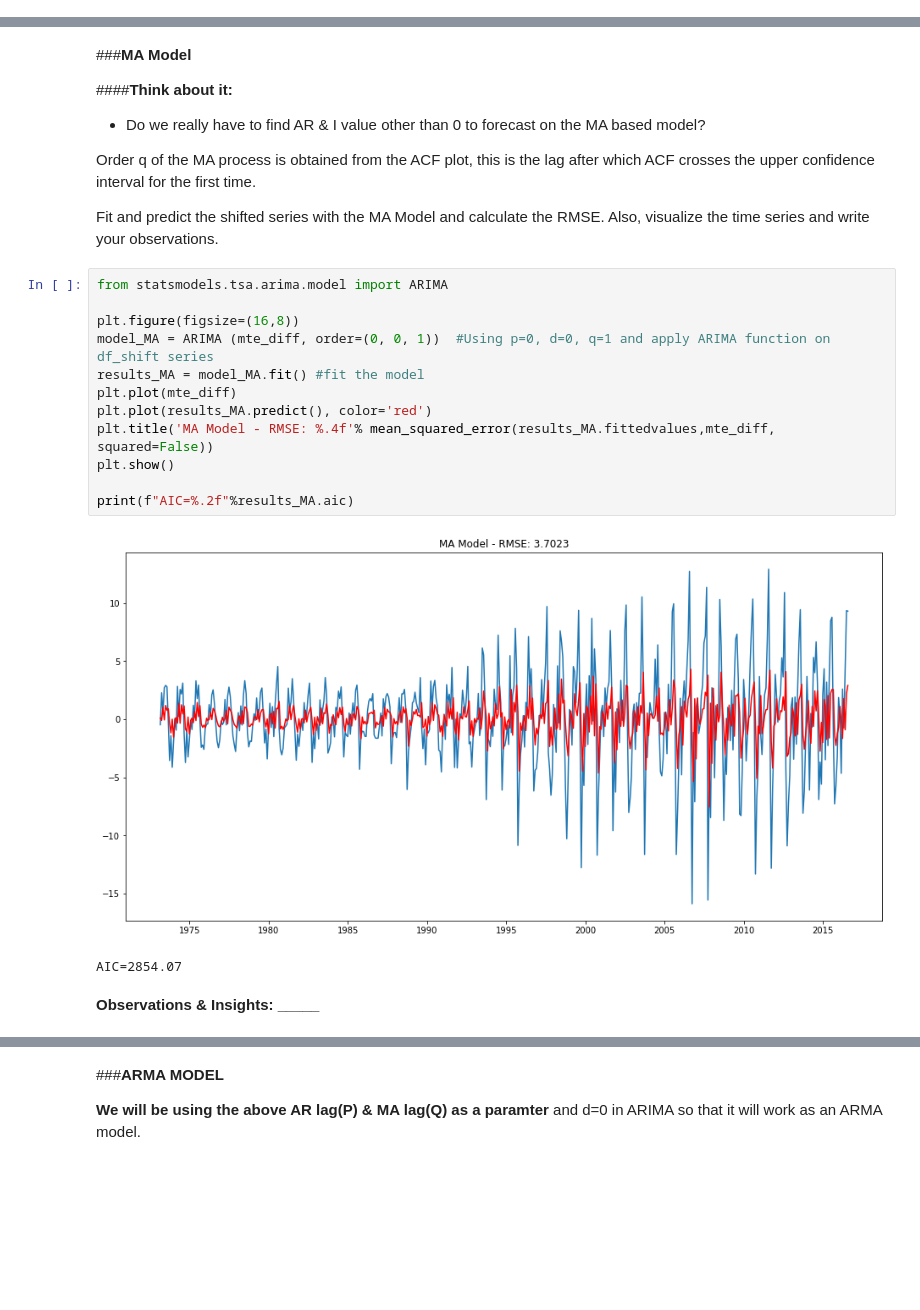
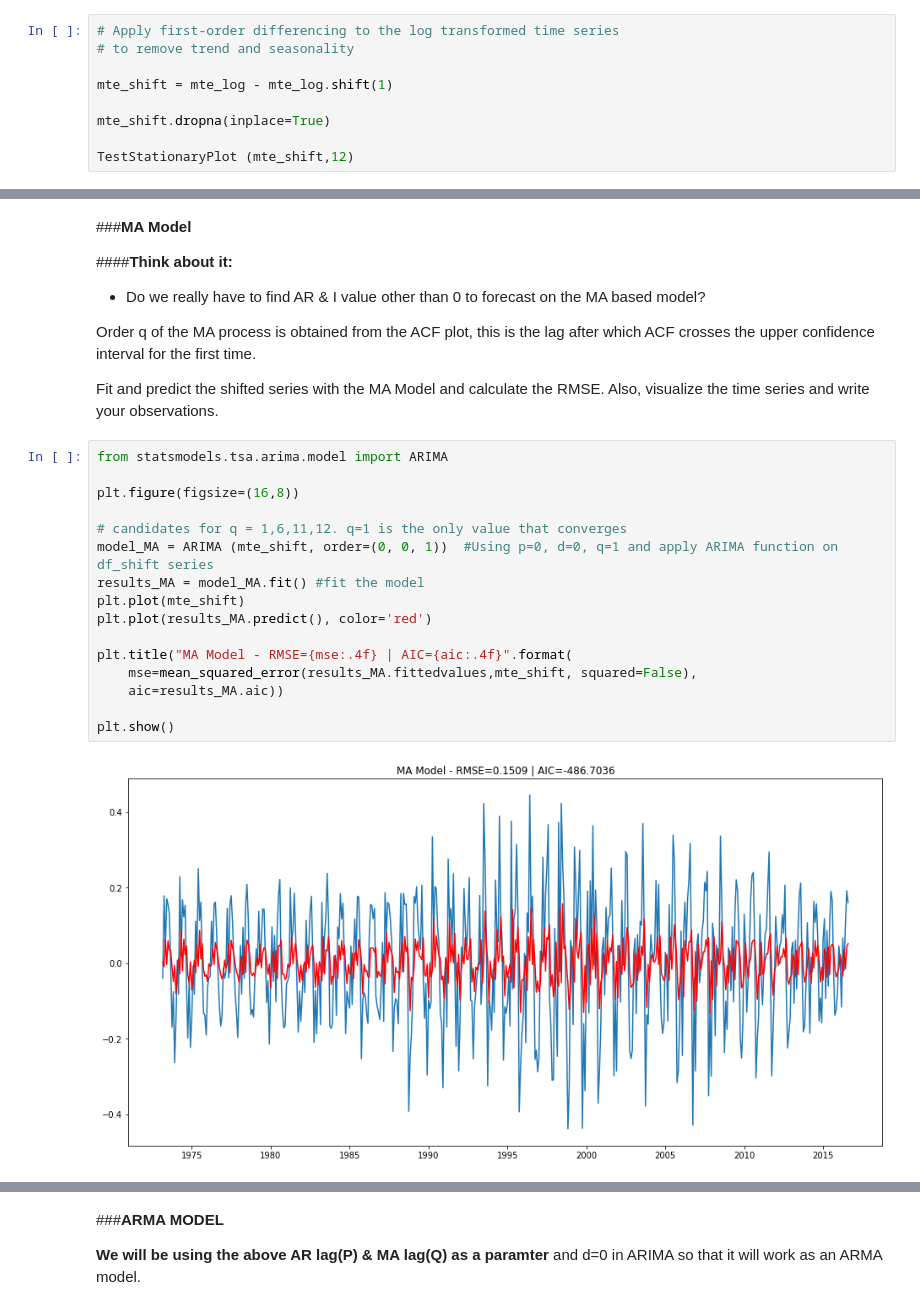
Before and after one commit to richsharples/MIT-DS, a Jupyter notebook: Reference_Notebook_Milestone_2_Time_Series.ipynb, the cells around one changed output, grey strips where cells are left out. Saved outputs shown, nothing was run; the diff lists cells and outputs as text; blank space fills up the shorter version.

```diff
--- a/Reference_Notebook_Milestone_2_Time_Series.ipynb
+++ b/Reference_Notebook_Milestone_2_Time_Series.ipynb
@@ -287,0 +294,9 @@ TestStationaryPlot (mte_diff,12)
+# %%
+# Apply first-order differencing to the log transformed time series
+# to remove trend and seasonality
+
+mte_shift = mte_log - mte_log.shift(1)
+
+mte_shift.dropna(inplace=True)
+
+TestStationaryPlot (mte_shift,12)
@@ -409,17 +475,18 @@ Fit and predict the shifted series with the MA Model and calculate the RMSE. Als
 # %%
 from statsmodels.tsa.arima.model import ARIMA
 
 plt.figure(figsize=(16,8))
-model_MA = ARIMA (mte_diff, order=(0, 0, 1))  #Using p=0, d=0, q=1 and apply ARIMA function on df_shift series
+
+# candidates for q = 1,6,11,12. q=1 is the only value that converges
+model_MA = ARIMA (mte_shift, order=(0, 0, 1))  #Using p=0, d=0, q=1 and apply ARIMA function on df_shift series
 results_MA = model_MA.fit() #fit the model
-plt.plot(mte_diff)
+plt.plot(mte_shift)
 plt.plot(results_MA.predict(), color='red')
-plt.title('MA Model - RMSE: %.4f'% mean_squared_error(results_MA.fittedvalues,mte_diff, squared=False))
+
+plt.title("MA Model - RMSE={mse:.4f} | AIC={aic:.4f}".format(
+    mse=mean_squared_error(results_MA.fittedvalues,mte_shift, squared=False),
+    aic=results_MA.aic))
+
 plt.show()
-
-print(f"AIC=%.2f"%results_MA.aic)
 # %% [output]
-[figure, old version]
+[figure, new version]
-AIC=2854.07
-# %% [markdown]
-**Observations & Insights: _____**
```
Also changed, not shown: parts of 42 cells of this notebook.
